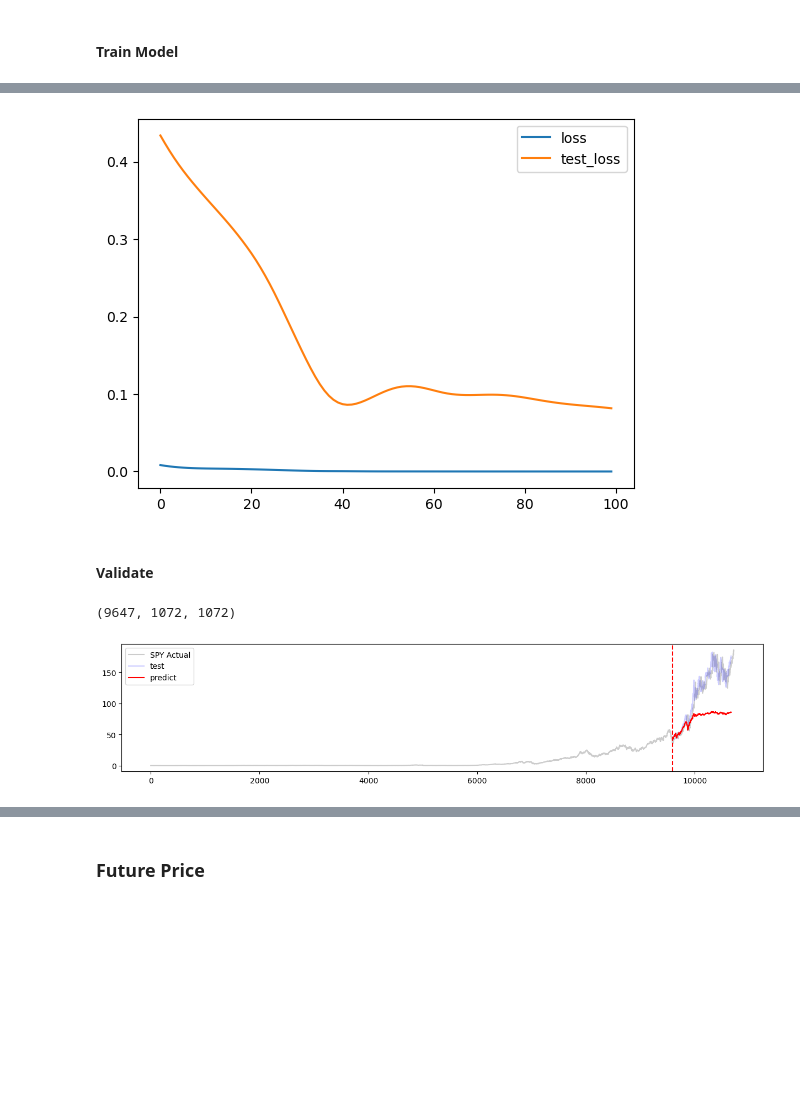
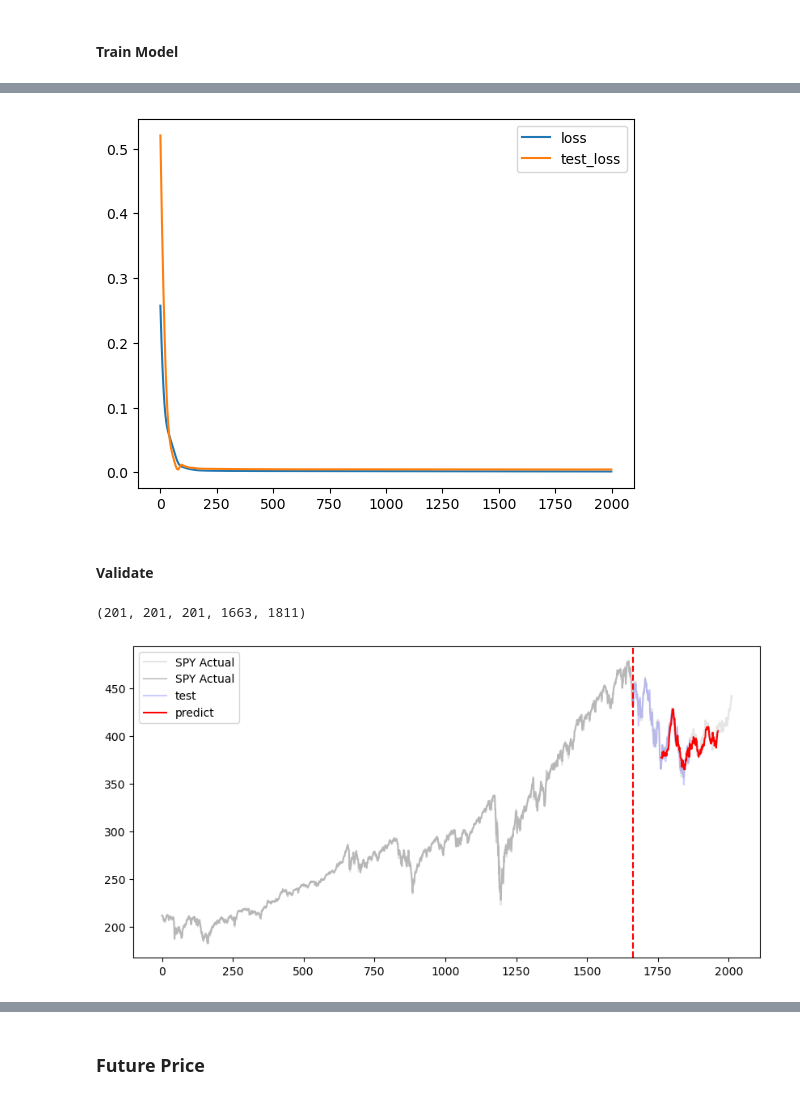
Before and after one commit to meetri/stockai, a Jupyter notebook: StockForecasterTest.ipynb, the cells around one changed output, grey strips where cells are left out. Saved outputs shown, nothing was run; the diff lists cells and outputs as text; code cells hidden in the pictures; blank space fills up the shorter version.

```diff
--- a/StockForecasterTest.ipynb
+++ b/StockForecasterTest.ipynb
@@ -5,8 +5,8 @@ from lib.forecast import StockForecaster
 import matplotlib.pyplot as plt
 import pandas as pd
 # %%
-sf = StockForecaster(epochs=100)
-sf.load("AAPL.csv")
+sf = StockForecaster(epochs=2000, gpu_device="mps")
+sf.load("spydata.csv")
 sf.prepare()
 sf.create_model()
 # %%
@@ -35,34 +54,42 @@ plt.plot(test_loss_data, label="test_loss")
 plt.legend()
 plt.show()
 # %% [output]
-[figure, old version]
+[figure, new version]
 # %% [markdown]
 #### Validate
 # %%
-test_data = sf.ss.inverse_transform(sf.X_test_tensors.data.numpy()[:,-1])
+train_data = sf.ss.inverse_transform(sf.X_train_tensors.data.numpy()[:,0,:])[:,0]
+test_data = sf.ss.inverse_transform(sf.X_test_tensors.data.numpy()[:,0])
+
 train_predict = sf.lstm(sf.X_test_tensors)
 data_predict = sf.mm.inverse_transform(train_predict.data.numpy())
-sf.train_samples, sf.test_samples, len(train_predict.data.numpy())
+
+len(data_predict), len(train_predict), len(test_data), len(train_data), sf.train_samples
 # %% [output]
-(9647, 1072, 1072)
+(201, 201, 201, 1663, 1811)
 # %%
-plt.figure(figsize=(15,3)) #plotting
-plt.plot(sf.mm.inverse_transform(sf.y_train), "k", label="SPY Actual", alpha=0.2)
+tdata_len = len(train_data)
 
-td = [None] * (sf.train_samples - 50)
+plt.figure(figsize=(10,5)) #plotting
+
+plt.plot(sf.mm.inverse_transform(sf.y_train), "k", label="SPY Actual", alpha=0.1)
+
+plt.plot(train_data, "k", label="SPY Actual", alpha=0.2)
+
+td = [None] * tdata_len
 td.extend(test_data[:,0])
 plt.plot(td, "b", label="test", alpha=0.2)
 
-dp = [None] * (sf.train_samples - 50)
+dp = [None] * (tdata_len + 100)
 dp.extend(data_predict[:,0])
 plt.plot(dp, "r", label="predict")
 
-plt.axvline(x=sf.train_samples-50, c='r', linestyle='--') # size of the training set
+plt.axvline(x=len(train_data), c='r', linestyle='--') # size of the training set
 
 plt.legend()
 plt.show()
 # %% [output]
-[figure, old version]
+[figure, new version]
 # %%
 plt.figure(figsize=(7,4)) #plotting
 
```
Also changed, not shown: parts of 7 cells of this notebook, 3 other files.
